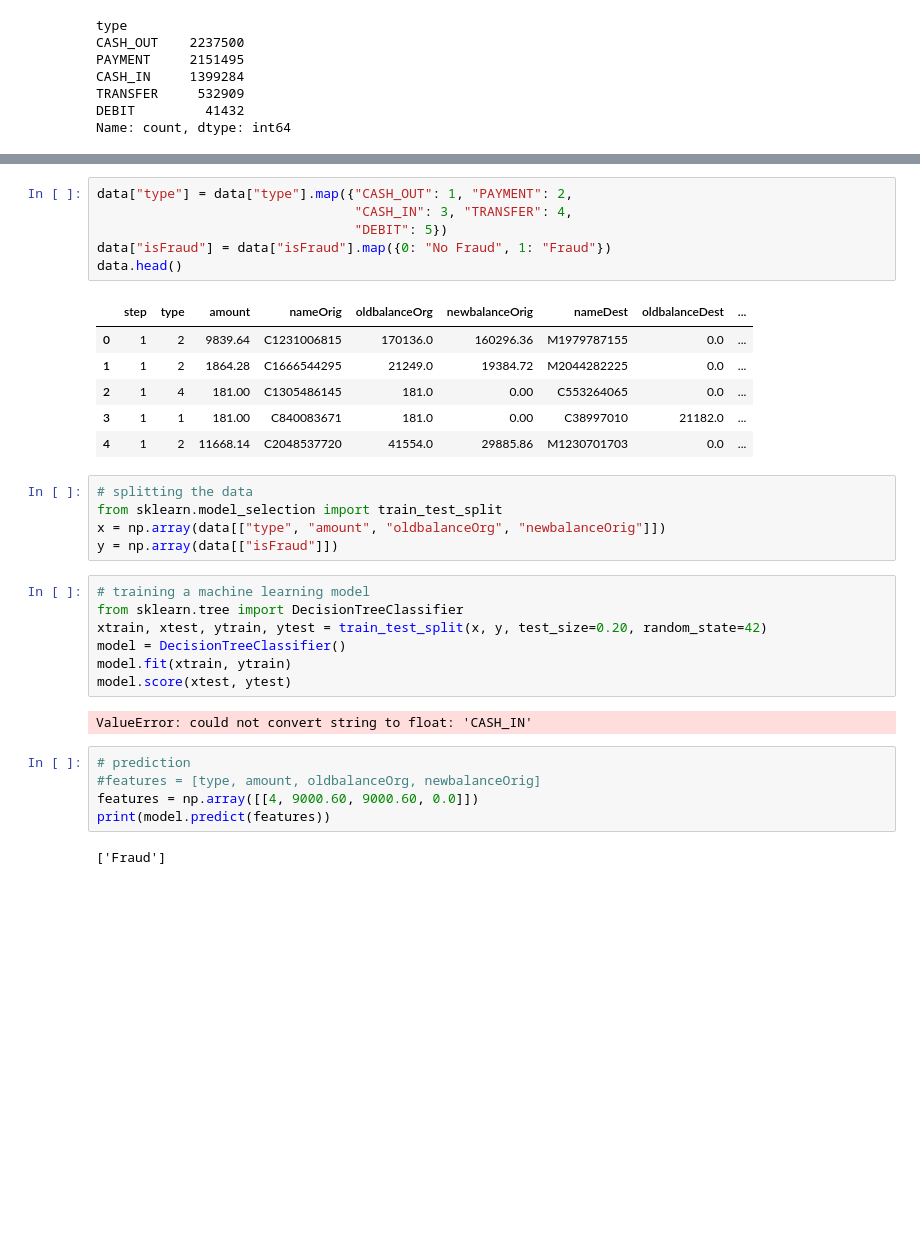
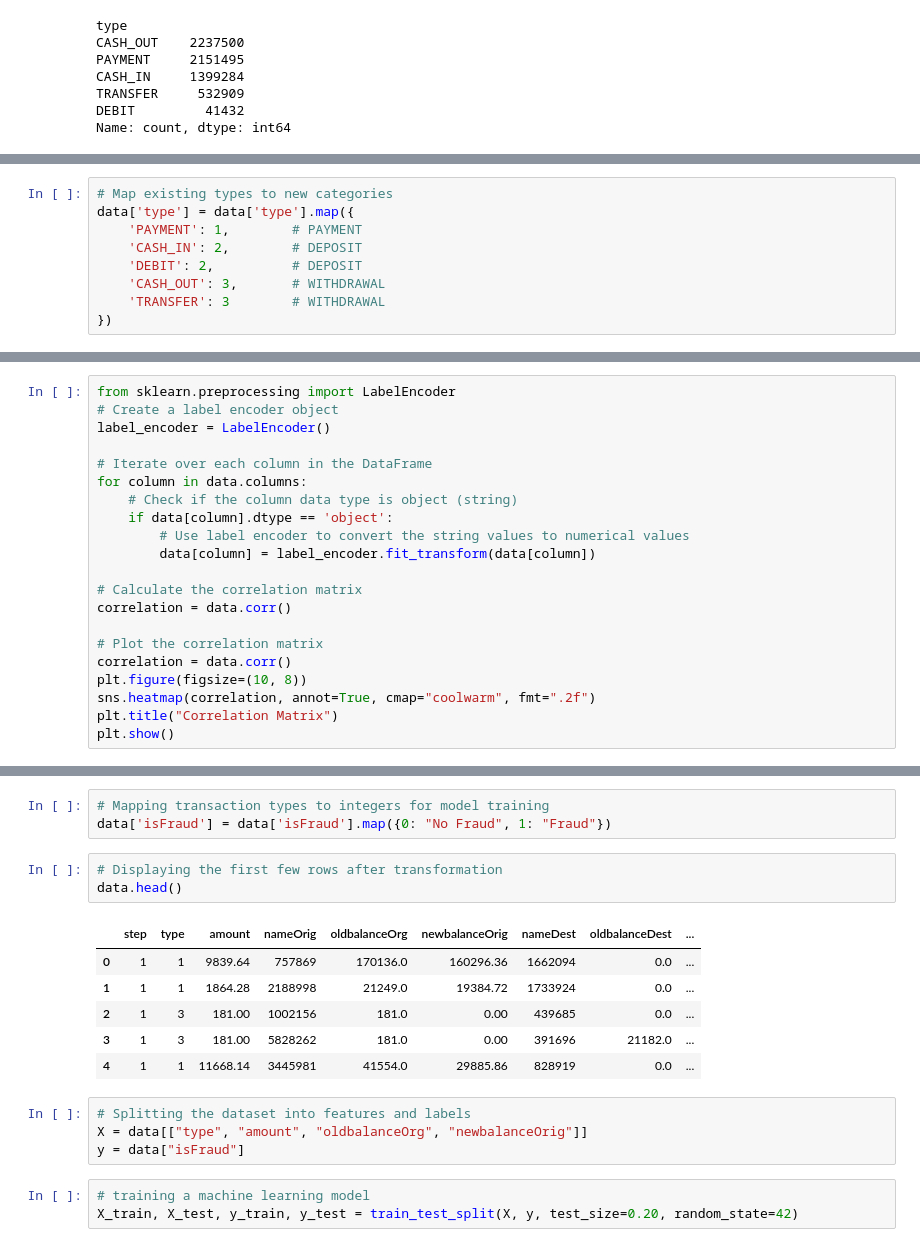
Before and after one commit to aminebc2/fraude, a Jupyter notebook: Machine Learning/Fraud_Detection_Model.ipynb, the cells around one changed output, grey strips where cells are left out. Saved outputs shown, nothing was run; the diff lists cells and outputs as text; blank space fills up the shorter version.

```diff
--- a/Machine Learning/Fraud_Detection_Model.ipynb
+++ b/Machine Learning/Fraud_Detection_Model.ipynb
@@ -89,0 +113,9 @@ Name: isFraud, dtype: float64
+# %%
+# Map existing types to new categories
+data['type'] = data['type'].map({
+    'PAYMENT': 1,        # PAYMENT
+    'CASH_IN': 2,        # DEPOSIT
+    'DEBIT': 2,          # DEPOSIT
+    'CASH_OUT': 3,       # WITHDRAWAL
+    'TRANSFER': 3        # WITHDRAWAL
+})
@@ -89,0 +134,21 @@ Name: isFraud, dtype: float64
+# %%
+from sklearn.preprocessing import LabelEncoder
+# Create a label encoder object
+label_encoder = LabelEncoder()
+
+# Iterate over each column in the DataFrame
+for column in data.columns:
+    # Check if the column data type is object (string)
+    if data[column].dtype == 'object':
+        # Use label encoder to convert the string values to numerical values
+        data[column] = label_encoder.fit_transform(data[column])
+
+# Calculate the correlation matrix
+correlation = data.corr()
+
+# Plot the correlation matrix
+correlation = data.corr()
+plt.figure(figsize=(10, 8))
+sns.heatmap(correlation, annot=True, cmap="coolwarm", fmt=".2f")
+plt.title("Correlation Matrix")
+plt.show()
@@ -90,34 +173,20 @@ Name: isFraud, dtype: float64
+# %%
+# Mapping transaction types to integers for model training
+data['isFraud'] = data['isFraud'].map({0: "No Fraud", 1: "Fraud"})
 # %%
-data["type"] = data["type"].map({"CASH_OUT": 1, "PAYMENT": 2,
-                                 "CASH_IN": 3, "TRANSFER": 4,
-                                 "DEBIT": 5})
-data["isFraud"] = data["isFraud"].map({0: "No Fraud", 1: "Fraud"})
+# Displaying the first few rows after transformation
 data.head()
 # %% [output]
 |  | step | type | amount | nameOrig | oldbalanceOrg | newbalanceOrig | nameDest | oldbalanceDest | ... |
-| 0 | 1 | 2 | 9839.64 | C1231006815 | 170136.0 | 160296.36 | M1979787155 | 0.0 | ... |
-| 1 | 1 | 2 | 1864.28 | C1666544295 | 21249.0 | 19384.72 | M2044282225 | 0.0 | ... |
-| 2 | 1 | 4 | 181.00 | C1305486145 | 181.0 | 0.00 | C553264065 | 0.0 | ... |
-| 3 | 1 | 1 | 181.00 | C840083671 | 181.0 | 0.00 | C38997010 | 21182.0 | ... |
-| 4 | 1 | 2 | 11668.14 | C2048537720 | 41554.0 | 29885.86 | M1230701703 | 0.0 | ... |
+| 0 | 1 | 1 | 9839.64 | 757869 | 170136.0 | 160296.36 | 1662094 | 0.0 | ... |
+| 1 | 1 | 1 | 1864.28 | 2188998 | 21249.0 | 19384.72 | 1733924 | 0.0 | ... |
+| 2 | 1 | 3 | 181.00 | 1002156 | 181.0 | 0.00 | 439685 | 0.0 | ... |
+| 3 | 1 | 3 | 181.00 | 5828262 | 181.0 | 0.00 | 391696 | 21182.0 | ... |
+| 4 | 1 | 1 | 11668.14 | 3445981 | 41554.0 | 29885.86 | 828919 | 0.0 | ... |
 # %%
-# splitting the data
-from sklearn.model_selection import train_test_split
-x = np.array(data[["type", "amount", "oldbalanceOrg", "newbalanceOrig"]])
-y = np.array(data[["isFraud"]])
+# Splitting the dataset into features and labels
+X = data[["type", "amount", "oldbalanceOrg", "newbalanceOrig"]]
+y = data["isFraud"]
 # %%
 # training a machine learning model
-from sklearn.tree import DecisionTreeClassifier
-xtrain, xtest, ytrain, ytest = train_test_split(x, y, test_size=0.20, random_state=42)
-model = DecisionTreeClassifier()
-model.fit(xtrain, ytrain)
-model.score(xtest, ytest)
+X_train, X_test, y_train, y_test = train_test_split(X, y, test_size=0.20, random_state=42)
-# %% [output]
-ValueError: could not convert string to float: 'CASH_IN'
-# %%
-# prediction
-#features = [type, amount, oldbalanceOrg, newbalanceOrig]
-features = np.array([[4, 9000.60, 9000.60, 0.0]])
-print(model.predict(features))
-# %% [output]
-['Fraud']
```
Also changed, not shown: parts of 27 cells of this notebook, 4 other files.
